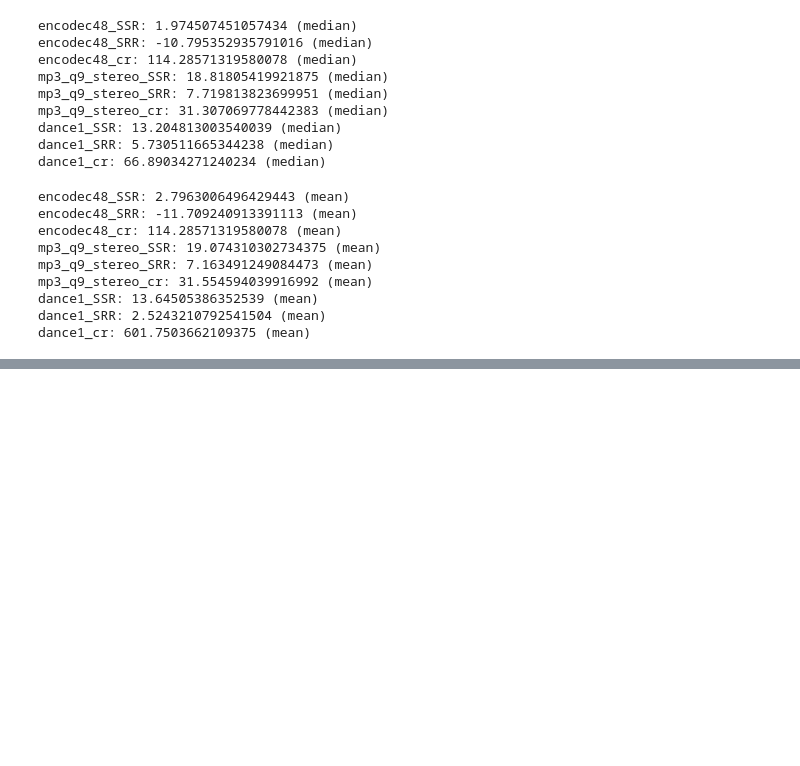
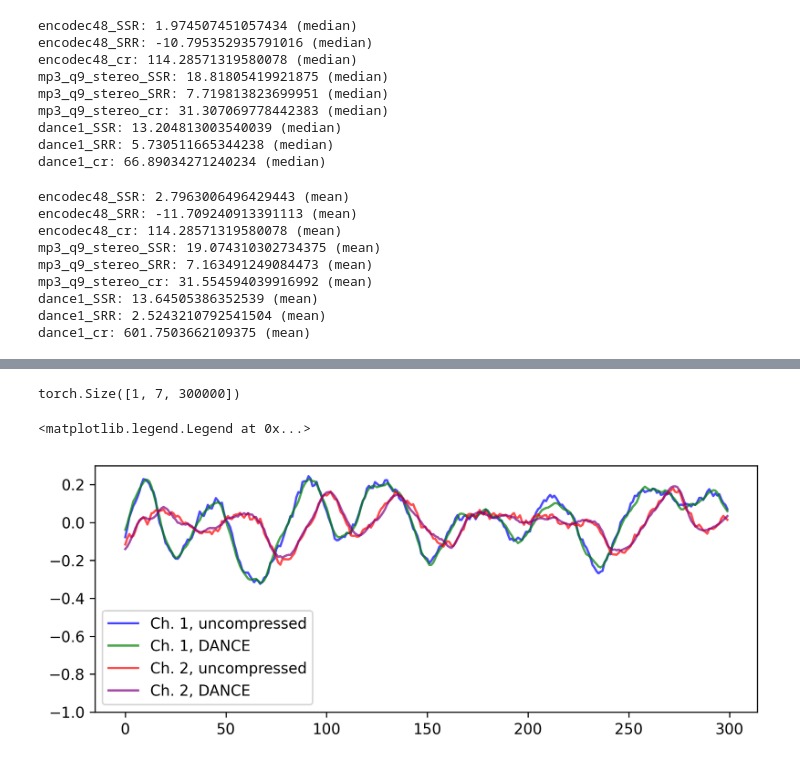
Before and after one commit to danjacobellis/PAC, a Jupyter notebook: evaluate_audio.ipynb, the cells around one changed output, grey strips where cells are left out. Saved outputs shown, nothing was run; the diff lists cells and outputs as text; code cells hidden in the pictures; blank space fills up the shorter version.

Commit message:
plot two channels

```diff
--- a/evaluate_audio.ipynb
+++ b/evaluate_audio.ipynb
@@ -11,5 +22,5 @@ from transformers import EncodecModel, AutoProcessor
 # %%
-dataset = load_dataset("danjacobellis/aria_ea_audio_preprocessed",split='validation').with_format("torch").select(range(0,1200,3))
+dataset = load_dataset("danjacobellis/aria_ea_audio_preprocessed",split='validation').with_format("torch")
 # %%
 encodec_model = EncodecModel.from_pretrained("facebook/encodec_48khz")
 encodec_processor = AutoProcessor.from_pretrained("facebook/encodec_48khz")
@@ -132,0 +152,8 @@ dance1_cr: 601.7503662109375 (mean)
+# %%
+test_sample = dataset[10]['audio'].unsqueeze(0)
+test_input = test_sample.permute(0,2,1).to("cuda")
+orig = test_sample[0,0:1000,[0,6]]
+# %%
+test_input.shape
+# %% [output]
+torch.Size([1, 7, 300000])
@@ -132,0 +185,31 @@ dance1_cr: 601.7503662109375 (mean)
+# %%
+def dance1_test(test_input):
+    fs=48000
+    audio = test_input
+    with torch.no_grad():
+        compressed = dance1_model.encode(audio.cuda()).round().to(torch.int8).cpu().numpy()
+        original_shape = compressed.shape
+        compressed = zlib.compress(compressed.tobytes(),level=9)
+        size_bytes = len(compressed)
+        recovered = zlib.decompress(compressed)
+        recovered = np.frombuffer(recovered, dtype=np.int8)
+        recovered = recovered.reshape(original_shape)
+        recovered = torch.tensor(recovered).to(torch.float).cuda()
+        recovered = dance1_model.decode(recovered).cpu()[0]
+        return recovered.permute(1,0)
+# %%
+rec = dance1_test(test_input)
+dance = rec[0:1000,[0,6]]
+# %%
+ind1=400
+ind2=700
+plt.figure(figsize=(8,3),dpi=300)
+plt.plot( orig[ind1:ind2,0], c='blue',   alpha=0.7, label='Ch. 1, uncompressed')
+plt.plot(dance[ind1:ind2,0], c='green',  alpha=0.7, label='Ch. 1, DANCE')
+plt.plot( orig[ind1:ind2,1], c='red',    alpha=0.7, label='Ch. 2, uncompressed')
+plt.plot(dance[ind1:ind2,1], c='purple', alpha=0.7, label='Ch. 2, DANCE')
+plt.ylim([-1,0.3])
+plt.legend()
+# %% [output]
+<matplotlib.legend.Legend at 0x...>
+[figure, added]
```
Also changed, not shown: parts of 7 cells of this notebook.
